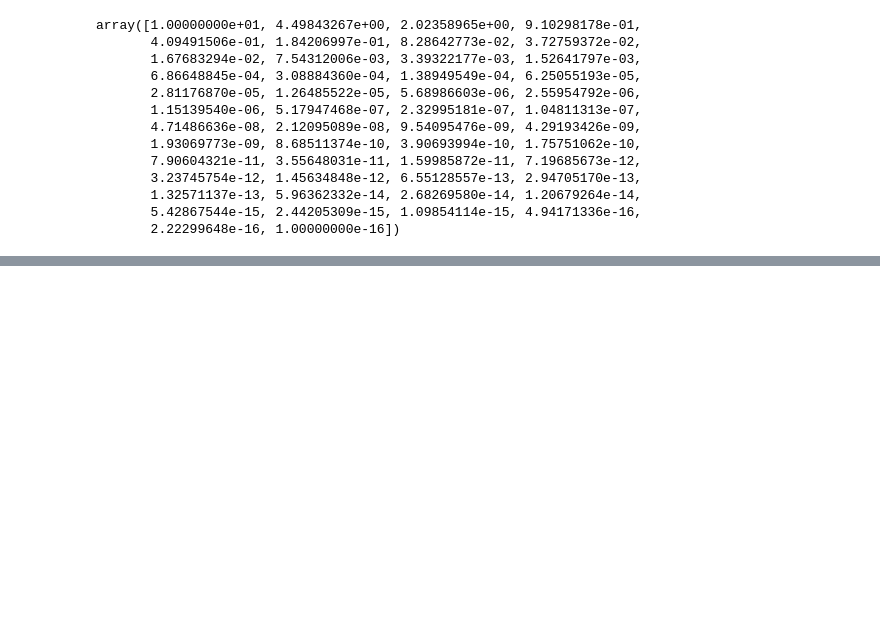
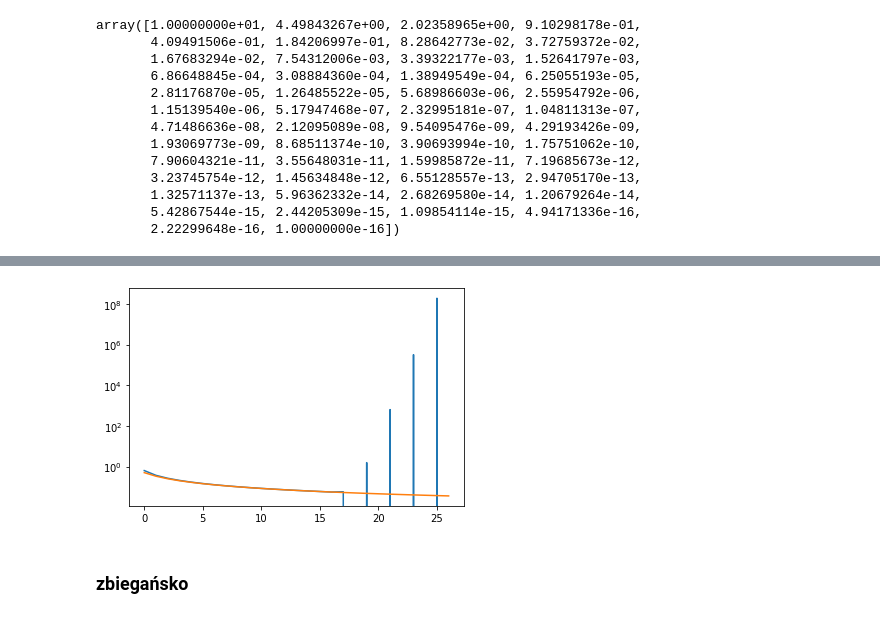
Before and after one commit to falcotinnunculus/szaloneramki, a Jupyter notebook: 02/python_02.ipynb, the cells around one changed output, grey strips where cells are left out. Drawn from its saved outputs; the diff is of its cells as text; code cells hidden in the pictures; blank space fills up the shorter version.

```diff
--- a/02/python_02.ipynb
+++ b/02/python_02.ipynb
@@ -69,0 +93,4 @@ array([1.00000000e+01, 4.49843267e+00, 2.02358965e+00, 9.10298178e-01,
+# %%
+I=[1-(1/np.e)]
+for n in range(1,27):
+    I.append(1-n*I[-1])
@@ -69,0 +117,8 @@ array([1.00000000e+01, 4.49843267e+00, 2.02358965e+00, 9.10298178e-01,
+# %%
+plt.plot(range(27),I)
+plt.plot(x:=np.arange(27),1/(x+2))
+plt.yscale('log')
+# %% [output]
+[figure, added]
+# %% [markdown]
+### zbiegańsko
```
Also changed, not shown: parts of 13 cells of this notebook.
